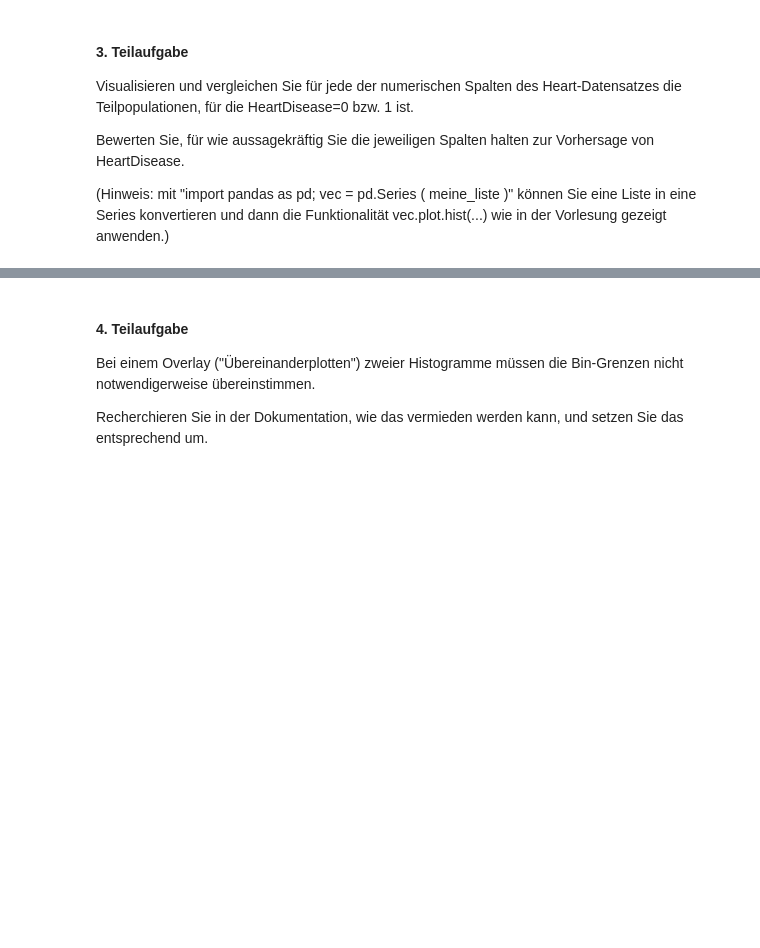
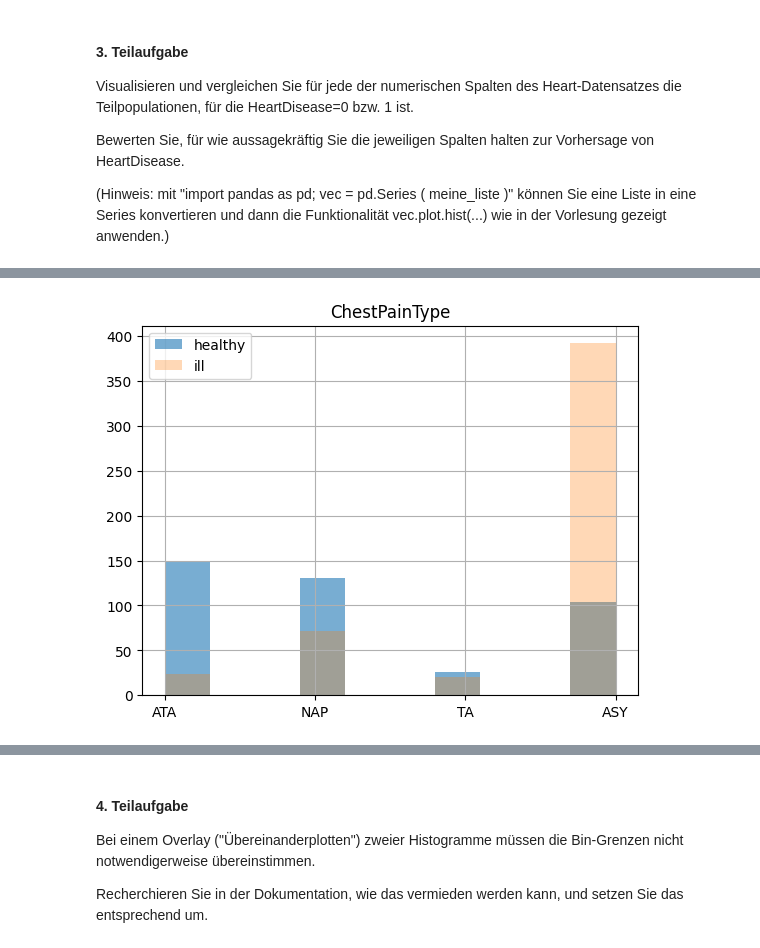
Before and after one commit to MartinElsaesser/data-science, a Jupyter notebook: exercises/exercise1/exercise1.ipynb, the cells around one changed output, grey strips where cells are left out. Saved outputs shown, nothing was run; the diff lists cells and outputs as text; code cells hidden in the pictures; blank space fills up the shorter version.

```diff
--- a/exercises/exercise1/exercise1.ipynb
+++ b/exercises/exercise1/exercise1.ipynb
@@ -76,0 +98,4 @@ array([<Axes: title={'center': '0'}, ylabel='Frequency'>,
+# %%
+plot_heart_disease_metric('ChestPainType')
+# %% [output]
+[figure, added]
```
Also changed, not shown: parts of 15 cells of this notebook.
